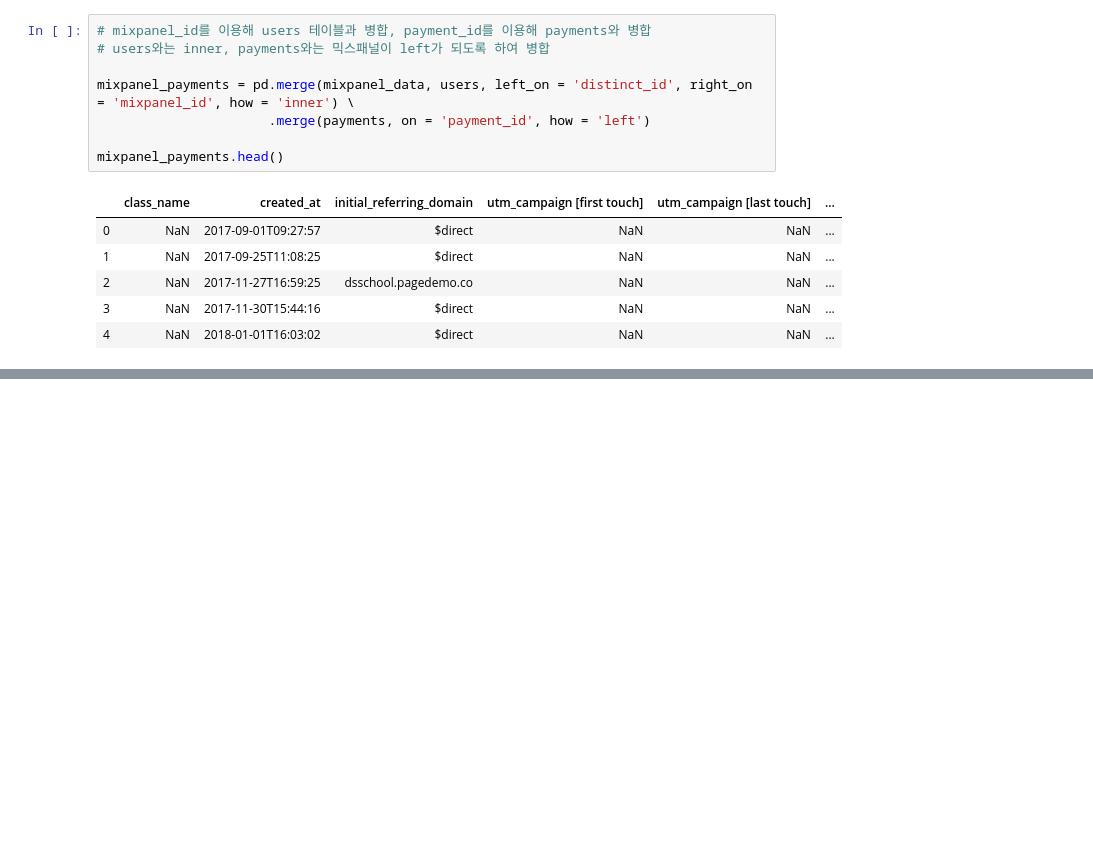
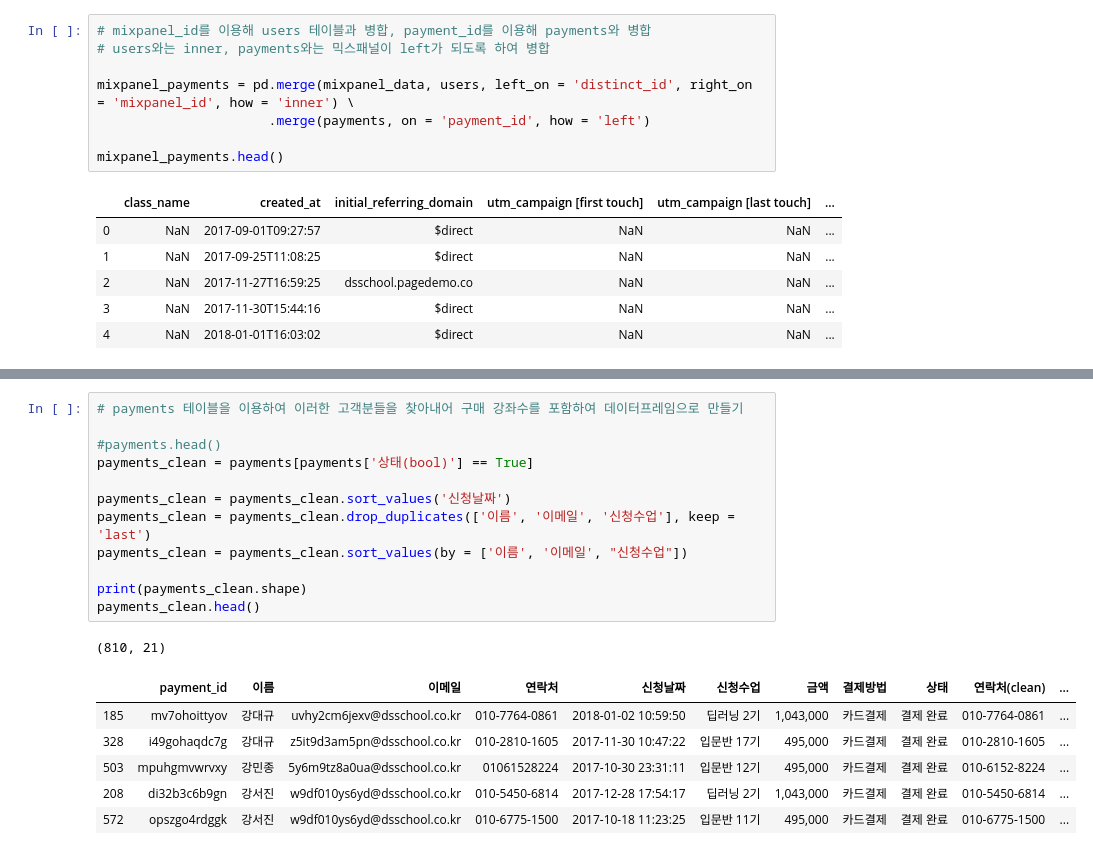
Before and after one commit to eunnyeong/data-analysis, a Jupyter notebook: dsschool_assignment.ipynb, the cells around one changed output, grey strips where cells are left out. Saved outputs shown, nothing was run; the diff lists cells and outputs as text; blank space fills up the shorter version.

Commit message:
[study] dsschool_assignment_fin

```diff
--- a/dsschool_assignment.ipynb
+++ b/dsschool_assignment.ipynb
@@ -519,0 +613,20 @@ mixpanel_payments.head()
+# %%
+# payments 테이블을 이용하여 이러한 고객분들을 찾아내어 구매 강좌수를 포함하여 데이터프레임으로 만들기
+
+#payments.head()
+payments_clean = payments[payments['상태(bool)'] == True]
+
+payments_clean = payments_clean.sort_values('신청날짜')
+payments_clean = payments_clean.drop_duplicates(['이름', '이메일', '신청수업'], keep = 'last')
+payments_clean = payments_clean.sort_values(by = ['이름', '이메일', "신청수업"])
+
+print(payments_clean.shape)
+payments_clean.head()
+# %% [output]
+(810, 21)
+|  | payment_id | 이름 | 이메일 | 연락처 | 신청날짜 | 신청수업 | 금액 | 결제방법 | 상태 | 연락처(clean) | ... |
+| 185 | mv7ohoittyov | 강대규 | uvhy2cm6jexv@dsschool.co.kr | 010-7764-0861 | 2018-01-02 10:59:50 | 딥러닝 2기 | 1,043,000 | 카드결제 | 결제 완료 | 010-7764-0861 | ... |
+| 328 | i49gohaqdc7g | 강대규 | z5it9d3am5pn@dsschool.co.kr | 010-2810-1605 | 2017-11-30 10:47:22 | 입문반 17기 | 495,000 | 카드결제 | 결제 완료 | 010-2810-1605 | ... |
+| 503 | mpuhgmvwrvxy | 강민종 | 5y6m9tz8a0ua@dsschool.co.kr | 01061528224 | 2017-10-30 23:31:11 | 입문반 12기 | 495,000 | 카드결제 | 결제 완료 | 010-6152-8224 | ... |
+| 208 | di32b3c6b9gn | 강서진 | w9df010ys6yd@dsschool.co.kr | 010-5450-6814 | 2017-12-28 17:54:17 | 딥러닝 2기 | 1,043,000 | 카드결제 | 결제 완료 | 010-5450-6814 | ... |
+| 572 | opszgo4rdggk | 강서진 | w9df010ys6yd@dsschool.co.kr | 010-6775-1500 | 2017-10-18 11:23:25 | 입문반 11기 | 495,000 | 카드결제 | 결제 완료 | 010-6775-1500 | ... |
```
Also changed, not shown: parts of 8 cells of this notebook.
